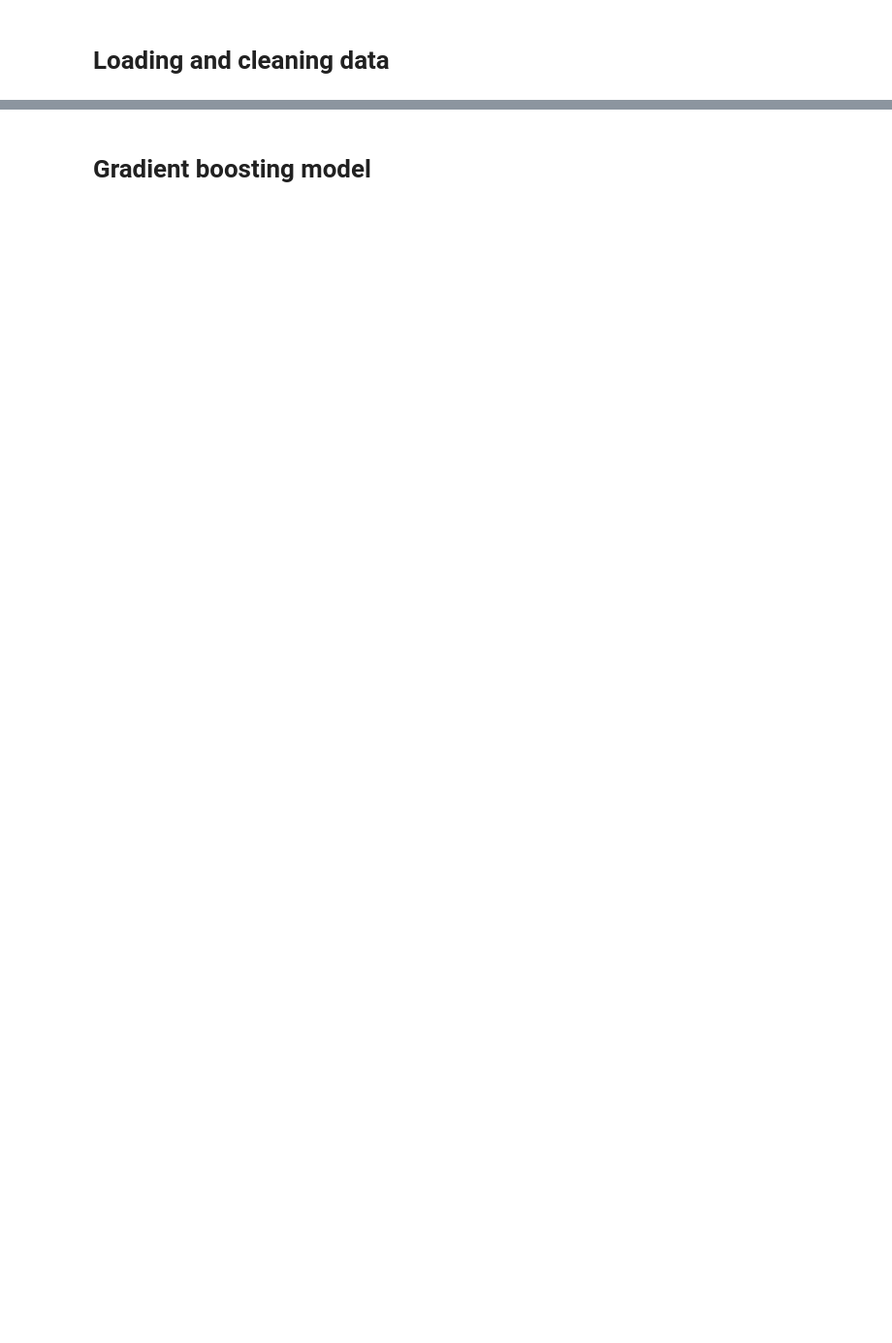
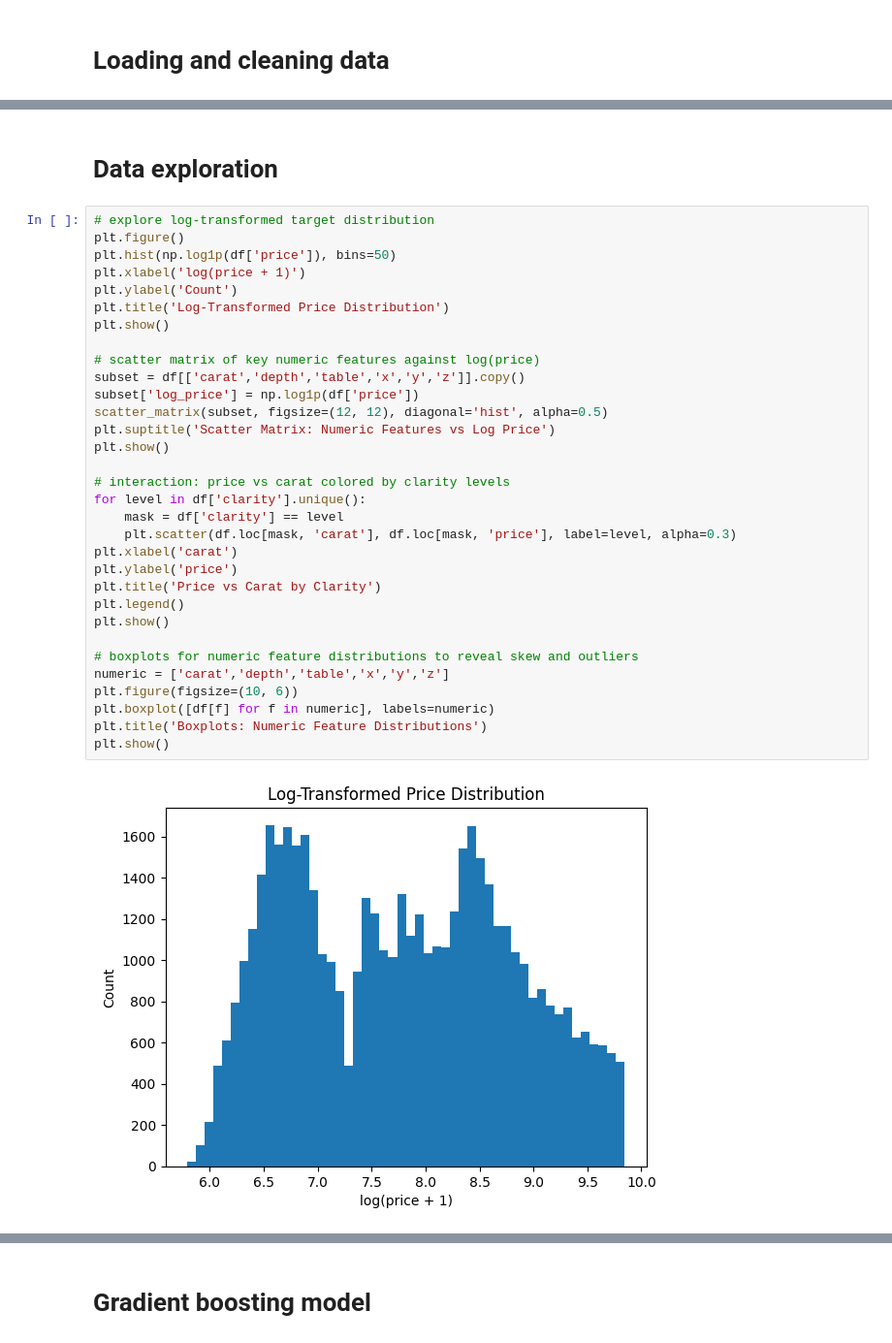
Before and after one commit to Teyymour/cmor438, a Jupyter notebook: supervised-learning/Gradient Boosting/gradient_boosting_regression.ipynb, the cells around one changed output, grey strips where cells are left out. Shown at 97% size. Cells and saved outputs as stored; diff of their text form; blank space fills up the shorter version.

```diff
--- a/supervised-learning/Gradient Boosting/gradient_boosting_regression.ipynb
+++ b/supervised-learning/Gradient Boosting/gradient_boosting_regression.ipynb
@@ -18,0 +24,36 @@ df = df.dropna(subset=['Average_Fare', 'NonStopMiles', 'MktMilesFlown', 'Pax', '
+# %% [markdown]
+# Data exploration
+# %%
+# explore log-transformed target distribution
+plt.figure()
+plt.hist(np.log1p(df['price']), bins=50)
+plt.xlabel('log(price + 1)')
+plt.ylabel('Count')
+plt.title('Log-Transformed Price Distribution')
+plt.show()
+
+# scatter matrix of key numeric features against log(price)
+subset = df[['carat','depth','table','x','y','z']].copy()
+subset['log_price'] = np.log1p(df['price'])
+scatter_matrix(subset, figsize=(12, 12), diagonal='hist', alpha=0.5)
+plt.suptitle('Scatter Matrix: Numeric Features vs Log Price')
+plt.show()
+
+# interaction: price vs carat colored by clarity levels
+for level in df['clarity'].unique():
+    mask = df['clarity'] == level
+    plt.scatter(df.loc[mask, 'carat'], df.loc[mask, 'price'], label=level, alpha=0.3)
+plt.xlabel('carat')
+plt.ylabel('price')
+plt.title('Price vs Carat by Clarity')
+plt.legend()
+plt.show()
+
+# boxplots for numeric feature distributions to reveal skew and outliers
+numeric = ['carat','depth','table','x','y','z']
+plt.figure(figsize=(10, 6))
+plt.boxplot([df[f] for f in numeric], labels=numeric)
+plt.title('Boxplots: Numeric Feature Distributions')
+plt.show()
+# %% [output]
+[figure, added]
```
Also changed, not shown: parts of 7 cells of this notebook, 2 other files.
